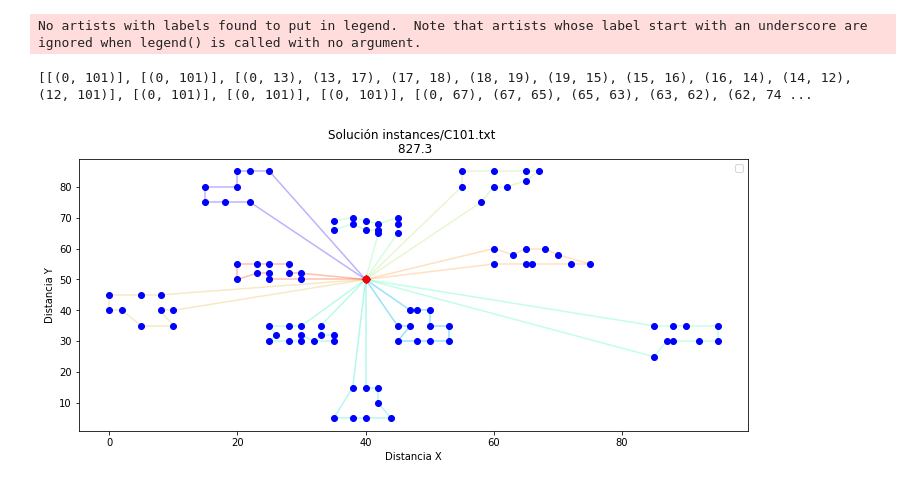
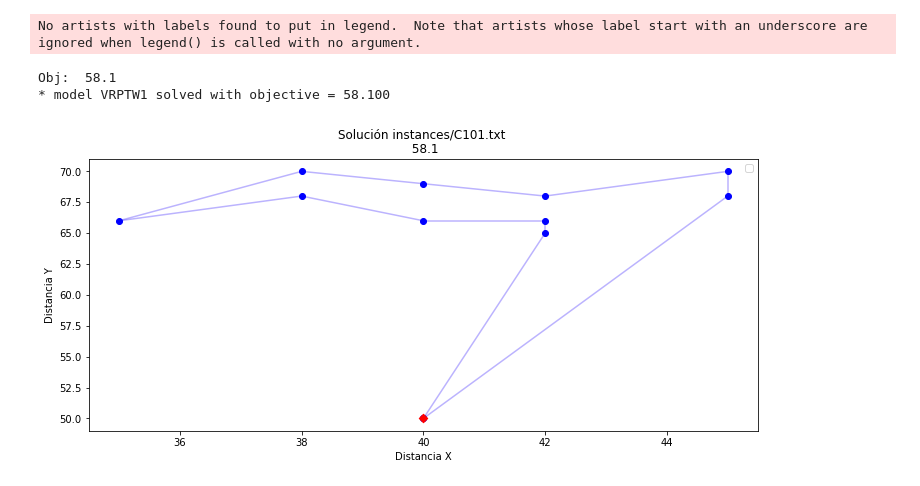
Before and after one commit to nicolasnetz/VRPTW, a Jupyter notebook: vrptw.ipynb, the cells around one changed output. Saved outputs shown, nothing was run; the diff lists cells and outputs as text; code cells hidden in the pictures.

```diff
--- a/vrptw.ipynb
+++ b/vrptw.ipynb
@@ -7,9 +7,10 @@ import numpy as np
 import sys
 
 class Instancia():
-    def __init__(self,file_path, include_n_1 = False, num_nodos = None):
+    def __init__(self,file_path, include_n_1 = False, num_nodos = None, ins_name="C101"):
         self.file_path = file_path
         file_head = []
+        self.ins_name = ins_name
         cols_head = []
         instance_data = []
         with open(file_path) as f:
@@ -119,7 +120,6 @@ class Modelo():
     def graficar_solucion(self,ins):
         rutas = []
         truck = []
-        print(len(ins.V) - 1)
         for k in ins.K:
             for i in ins.V:
                 if i !=0 and self.x[0,i,k].solution_value >0.9:
@@ -146,7 +146,7 @@ class Modelo():
                 except:
                     pass
             caminos_por_truck.append(tuplas)
-        print(caminos_por_truck)
+
         plt.figure(figsize = (12,5))
         plt.scatter(ins.coord_x,ins.coord_y, color = "blue")
 
@@ -166,6 +166,59 @@ class Modelo():
         plt.legend()
         plt.show()
 
+    def export_route(self, ins):
+        rutas = []
+        truck = []
+        for k in ins.K:
+            for i in ins.V:
+                if i !=0 and self.x[0,i,k].solution_value >0.9:
+                    aux = [0,i]
+                    while i != 0 and i != (len(ins.V) - 1):
+                        j = i
+                        for h in ins.V:
+                            try:
+                                if j !=h and self.x[j,h,k].solution_value > 0.9:
+                                    aux.append(h)
+                                    i = h
+                            except:
+                                pass
+                    rutas.append(aux)
+                    truck.append(k)
+
+
+        caminos_por_truck = []
+        for i in truck:
+            tuplas = []
+            for j in range(len(rutas[i])):
+                try:
+                    tuplas.append((rutas[i][j],rutas[i][j + 1]))
+                except:
+                    pass
+            caminos_por_truck.append(tuplas)
+
+        formatted_routes = []
+        for route in caminos_por_truck:
+            if len(route) == 1:
+                continue
+            else:
+                aux = [0]
+                for path in route:
+                    if path[0] in aux:
+                        continue
+                    else:
+                        if path[1] == 101:
+                            continue
+                        else:
+                            aux.append(path[0])
+                            aux.append(path[1])
+                aux = aux[1:]
+                formatted_routes.append(aux)
+
+        with open('my_solutions/{}.sol'.format(ins.ins_name), 'w') as fp:
+            for i in range(1, len(formatted_routes) + 1):
+                fp.write("Route: #{}: {}\n".format(i, formatted_routes[i - 1]) )
+
+            fp.write("{}\n".format(model.mdl.objective_value))
 
 
 
@@ -173,8 +226,8 @@ if __name__=="__main__":
     # Ejemplo de entrada
     # python main.py C101 10
     ins_name = "C101"
-    num_nodos = 100
-    ins = Instancia("instances/{}.txt".format(ins_name),num_nodos=num_nodos, include_n_1=True) # FALSE FOR SOLOMON
+    num_nodos = 10
+    ins = Instancia("instances/{}.txt".format(ins_name),num_nodos=num_nodos, include_n_1=True, ins_name=ins_name) # FALSE FOR SOLOMON
     model = Modelo()
     print("building model")
     model.build(ins)
@@ -184,6 +237,7 @@ if __name__=="__main__":
     print("model built")
     model.solve()
     model.graficar_solucion(ins)
+    model.export_route(ins)
 
 
 # Mejorar el origen de los indices, para no generar el objeto iterador cada vez
@@ -208,3 +262,4 @@ Obj:  827.3
 No artists with labels found to put in legend.  Note that artists whose label start with an underscore are ignored when legend() is called with no argument.
-[[(0, 101)], [(0, 101)], [(0, 13), (13, 17), (17, 18), (18, 19), (19, 15), (15, 16), (16, 14), (14, 12), (12, 101)], [(0, 101)], [(0, 101)], [(0, 101)], [(0, 67), (67, 65), (65, 63), (63, 62), (62, 74 ...
+Obj:  58.1
+* model VRPTW1 solved with objective = 58.100
-[figure, old version]
+[figure, new version]
```
Also changed, not shown: parts of 4 cells of this notebook, 3 other files.
